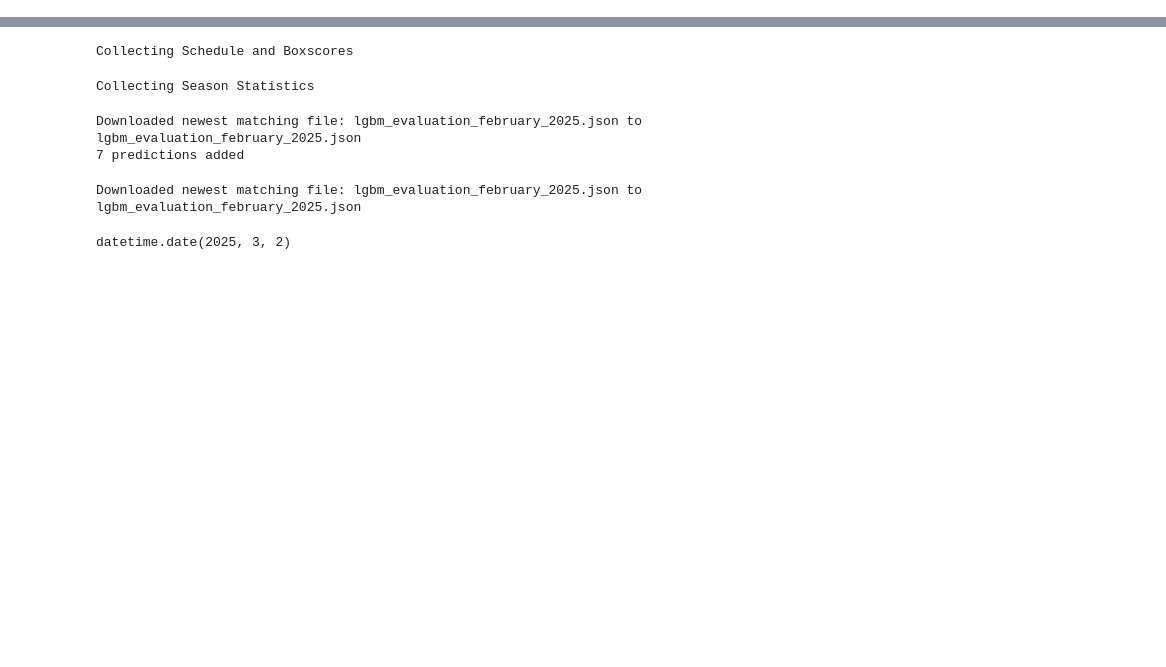
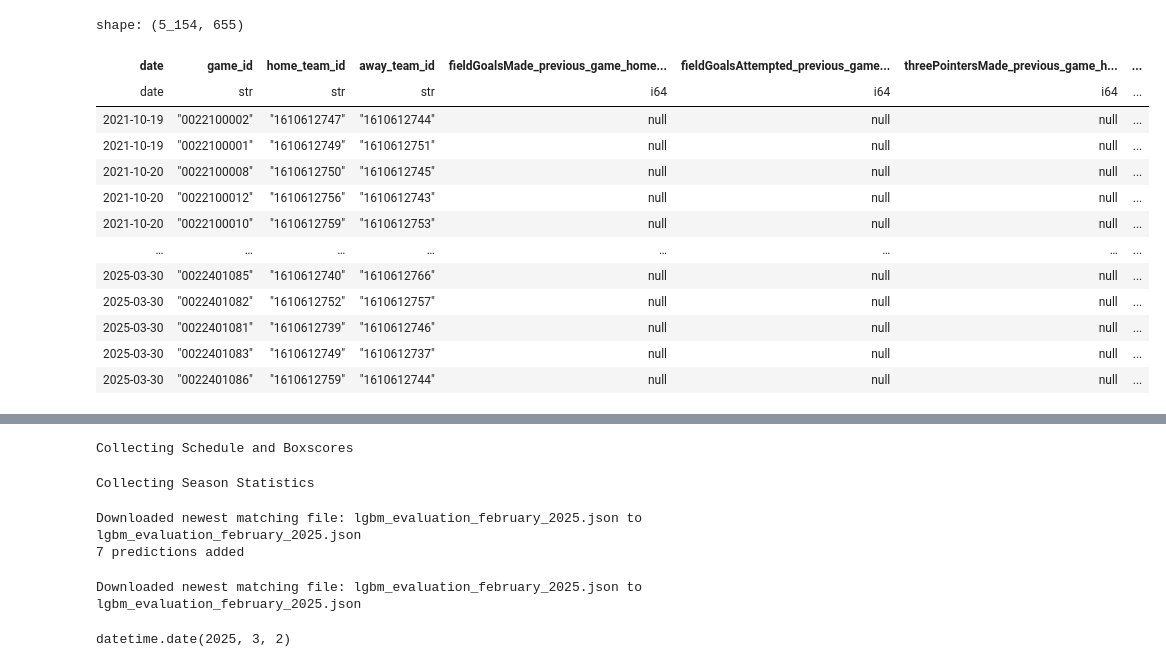
Before and after one commit to nicoFhahn/nba-game-classification, a Jupyter notebook: src/manual_scrape.ipynb, the cells around one changed output, grey strips where cells are left out. Drawn from its saved outputs; the diff is of its cells as text; code cells hidden in the pictures; blank space fills up the shorter version.

```diff
--- a/src/manual_scrape.ipynb
+++ b/src/manual_scrape.ipynb
@@ -34,0 +71,25 @@ season_id = res['season_id']
+# %%
+df_1 = collect_all_data(
+    'schedule',
+    connection
+)
+df_2 = collect_all_data(
+    'elo',
+    connection
+).drop('id')
+df_3 = collect_all_data(
+    'statistics_previous',
+    connection
+)
+df_4 = collect_all_data(
+    'statistics_recent_games',
+    connection
+)
+df_5 = collect_all_data(
+    'statistics_season',
+    connection
+)
+df_6 = collect_all_data(
+    'statistics_remainder',
+    connection
+)
@@ -34,0 +211,17 @@ season_id = res['season_id']
+# %%
+temp_df
+# %% [output]
+shape: (5_154, 655)
+| date | game_id | home_team_id | away_team_id | fieldGoalsMade_previous_game_home... | fieldGoalsAttempted_previous_game... | threePointersMade_previous_game_h... | ... |
+| date | str | str | str | i64 | i64 | i64 | ... |
+| 2021-10-19 | "0022100002" | "1610612747" | "1610612744" | null | null | null | ... |
+| 2021-10-19 | "0022100001" | "1610612749" | "1610612751" | null | null | null | ... |
+| 2021-10-20 | "0022100008" | "1610612750" | "1610612745" | null | null | null | ... |
+| 2021-10-20 | "0022100012" | "1610612756" | "1610612743" | null | null | null | ... |
+| 2021-10-20 | "0022100010" | "1610612759" | "1610612753" | null | null | null | ... |
+| … | … | … | … | … | … | … | ... |
+| 2025-03-30 | "0022401085" | "1610612740" | "1610612766" | null | null | null | ... |
+| 2025-03-30 | "0022401082" | "1610612752" | "1610612757" | null | null | null | ... |
+| 2025-03-30 | "0022401081" | "1610612739" | "1610612746" | null | null | null | ... |
+| 2025-03-30 | "0022401083" | "1610612749" | "1610612737" | null | null | null | ... |
+| 2025-03-30 | "0022401086" | "1610612759" | "1610612744" | null | null | null | ... |
```
Also changed, not shown: parts of 12 cells of this notebook, 1 other file.
